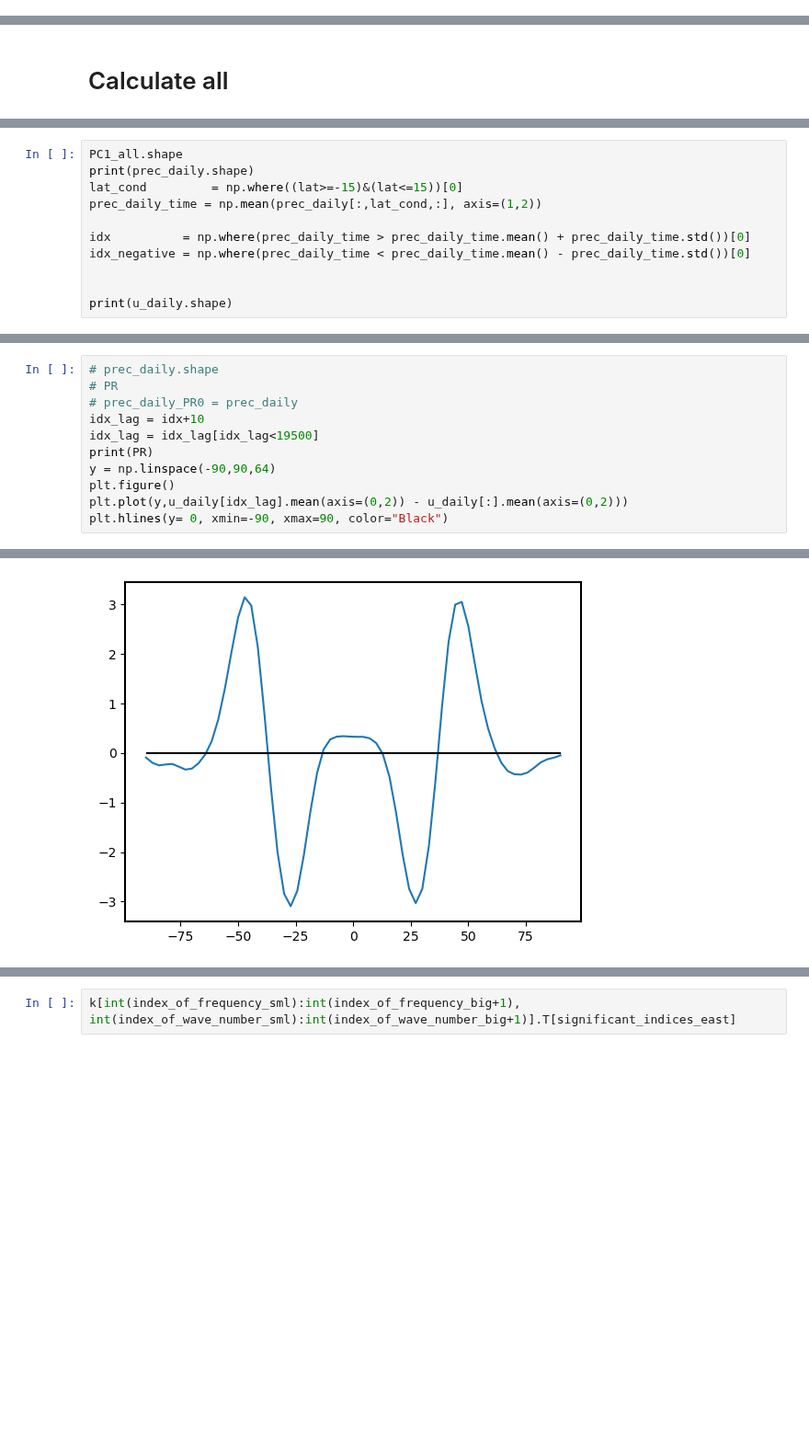
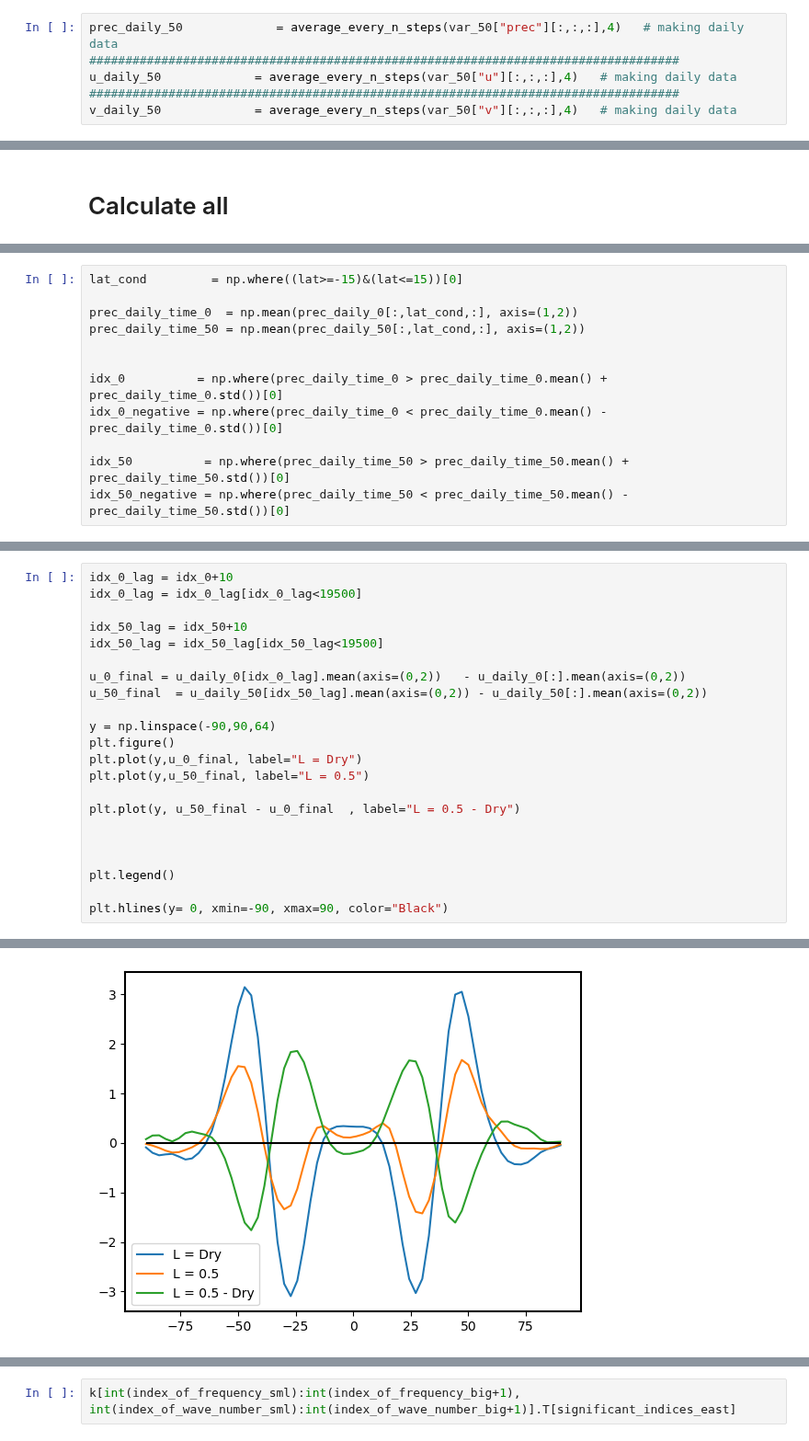
Before and after one commit to PeterChang1023/Moist_Dycore, a Jupyter notebook: IdealizeSpetral.jl/exp/HSt42/Jo_Jo_Dycore_Master_4.ipynb, the cells around one changed output, grey strips where cells are left out. Shown at 92% size. Cells and saved outputs as stored; diff of their text form; blank space fills up the shorter version.

```diff
--- a/IdealizeSpetral.jl/exp/HSt42/Jo_Jo_Dycore_Master_4.ipynb
+++ b/IdealizeSpetral.jl/exp/HSt42/Jo_Jo_Dycore_Master_4.ipynb
@@ -364,3 +378,9 @@ pass dimension check
+# %%
+prec_daily_50             = average_every_n_steps(var_50["prec"][:,:,:],4)   # making daily data
+##################################################################################
+u_daily_50             = average_every_n_steps(var_50["u"][:,:,:],4)   # making daily data
+##################################################################################
+v_daily_50             = average_every_n_steps(var_50["v"][:,:,:],4)   # making daily data
 # %%
 prec_daily.shape
 plt.figure()
@@ -1253,13 +1275,14 @@ array([-12.85714286, -10.        ,  -7.14285714,  -4.28571429,
         -1.42857143,   1.42857143,   4.28571429,   7.14285714,
         10.        ,  12.85714286])
 # %%
-PC1_all.shape
-print(prec_daily.shape)
 lat_cond         = np.where((lat>=-15)&(lat<=15))[0]
-prec_daily_time = np.mean(prec_daily[:,lat_cond,:], axis=(1,2))
 
-idx          = np.where(prec_daily_time > prec_daily_time.mean() + prec_daily_time.std())[0]
-idx_negative = np.where(prec_daily_time < prec_daily_time.mean() - prec_daily_time.std())[0]
+prec_daily_time_0  = np.mean(prec_daily_0[:,lat_cond,:], axis=(1,2))
+prec_daily_time_50 = np.mean(prec_daily_50[:,lat_cond,:], axis=(1,2))
 
 
-print(u_daily.shape)
+idx_0          = np.where(prec_daily_time_0 > prec_daily_time_0.mean() + prec_daily_time_0.std())[0]
+idx_0_negative = np.where(prec_daily_time_0 < prec_daily_time_0.mean() - prec_daily_time_0.std())[0]
+
+idx_50          = np.where(prec_daily_time_50 > prec_daily_time_50.mean() + prec_daily_time_50.std())[0]
+idx_50_negative = np.where(prec_daily_time_50 < prec_daily_time_50.mean() - prec_daily_time_50.std())[0]
@@ -1269,12 +1289,23 @@ print(u_daily.shape)
 # %%
-# prec_daily.shape
-# PR
-# prec_daily_PR0 = prec_daily
-idx_lag = idx+10
-idx_lag = idx_lag[idx_lag<19500]
-print(PR)
+idx_0_lag = idx_0+10
+idx_0_lag = idx_0_lag[idx_0_lag<19500]
+
+idx_50_lag = idx_50+10
+idx_50_lag = idx_50_lag[idx_50_lag<19500]
+
+u_0_final = u_daily_0[idx_0_lag].mean(axis=(0,2))   - u_daily_0[:].mean(axis=(0,2))
+u_50_final  = u_daily_50[idx_50_lag].mean(axis=(0,2)) - u_daily_50[:].mean(axis=(0,2))
+
 y = np.linspace(-90,90,64)
 plt.figure()
-plt.plot(y,u_daily[idx_lag].mean(axis=(0,2)) - u_daily[:].mean(axis=(0,2)))
+plt.plot(y,u_0_final, label="L = Dry")
+plt.plot(y,u_50_final, label="L = 0.5")
+
+plt.plot(y, u_50_final - u_0_final  , label="L = 0.5 - Dry")
+
+
+
+plt.legend()
+
 plt.hlines(y= 0, xmin=-90, xmax=90, color="Black")
 # %% [output]
@@ -1283 +1313 @@ plt.hlines(y= 0, xmin=-90, xmax=90, color="Black")
-[figure, old version]
+[figure, new version]
```
Also changed, not shown: parts of 31 cells of this notebook.
